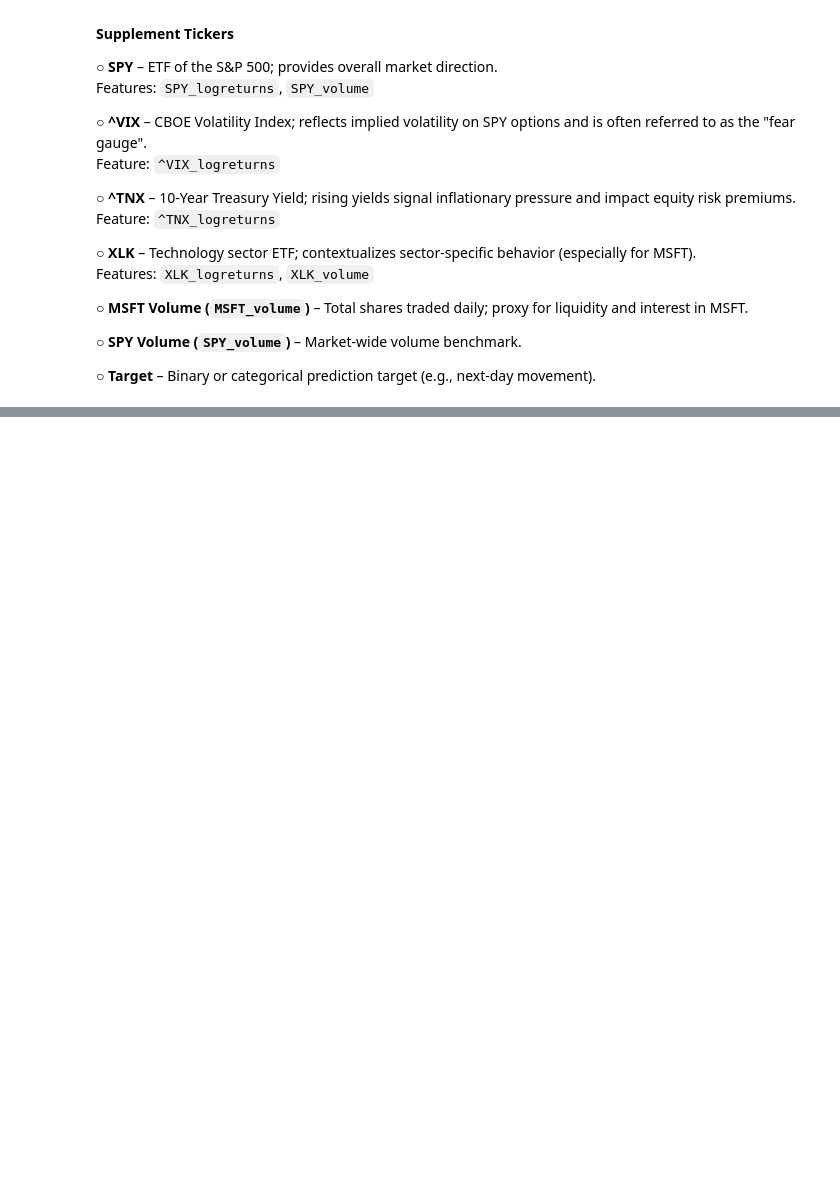
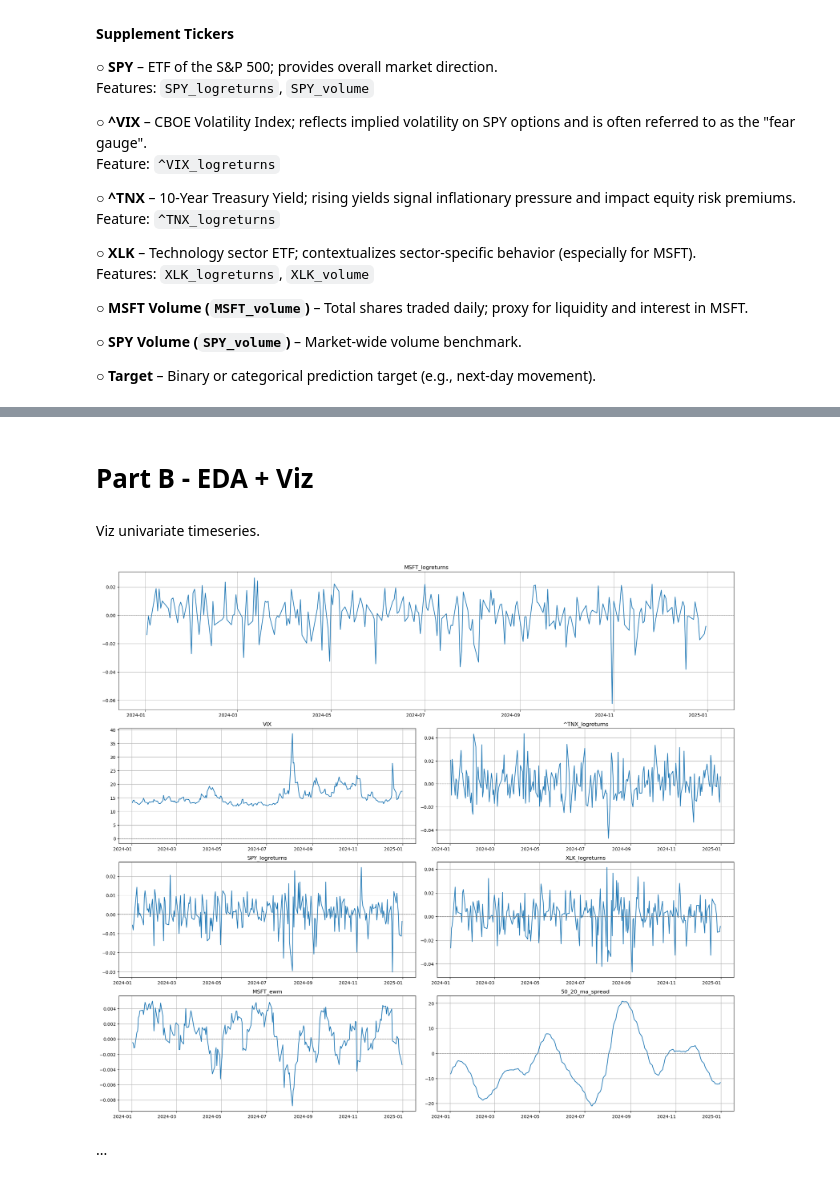
Before and after one commit to dimitris-markopoulos/algorithmic-trading, a Jupyter notebook: MSFT_algo/MSFT_algo.ipynb, the cells around one changed output, grey strips where cells are left out. Cells and saved outputs as stored; diff of their text form; code cells hidden in the pictures; blank space fills up the shorter version.

```diff
--- a/MSFT_algo/MSFT_algo.ipynb
+++ b/MSFT_algo/MSFT_algo.ipynb
@@ -93,0 +90,38 @@ df
+# %% [markdown]
+# Part B - EDA + Viz
+# %% [markdown]
+Viz univariate timeseries.
+# %%
+os.makedirs('media', exist_ok = True)
+cols_to_plot = ['MSFT_logreturns', 'VIX', '^TNX_logreturns',
+                'SPY_logreturns', 'XLK_logreturns', 'MSFT_ewm', '50_20_ma_spread']
+
+fig = plt.figure(figsize=(20, 18))
+gs = gridspec.GridSpec(4, 2, height_ratios=[1.2, 1, 1, 1])
+
+ax0 = fig.add_subplot(gs[0, :])
+df.loc['2024-01-01':, 'MSFT_logreturns'].plot(ax=ax0, title='MSFT_logreturns')
+ax0.axhline(y=0, color='gray', linestyle='--', linewidth=1)
+ax0.grid(True)
+ax0.set_xlabel("")
+ax0.xaxis.set_major_formatter(mdates.DateFormatter('%Y-%m'))
+ax0.tick_params(axis='x', labelrotation=0)
+other_cols = cols_to_plot[1:]
+for i, col in enumerate(other_cols):
+    row = (i // 2) + 1
+    col_idx = i % 2
+    ax = fig.add_subplot(gs[row, col_idx])
+    df.loc['2024-01-01':, col].plot(ax=ax, title=col)
+    ax.axhline(y=0, color='gray', linestyle='--', linewidth=1)
+    ax.grid(True)
+    ax.set_xlabel("")
+    ax.xaxis.set_major_formatter(mdates.DateFormatter('%Y-%m'))
+    ax.tick_params(axis='x', labelrotation=0)
+plt.tight_layout()
+plt.subplots_adjust(bottom=0.05)
+plt.savefig('media/univariate_viz')
+plt.show()
+# %% [output]
+[figure, added]
+# %% [markdown]
+...
```
Also changed, not shown: parts of 7 cells of this notebook, 2 other files.
